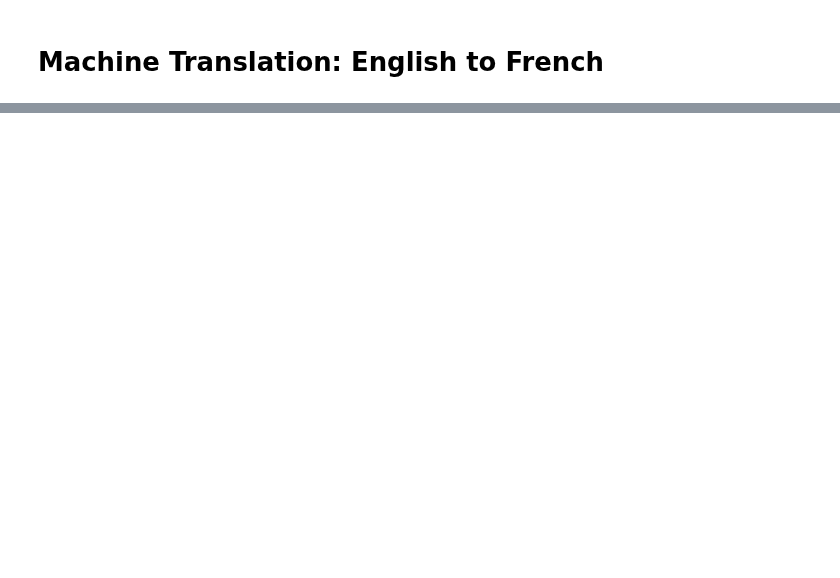
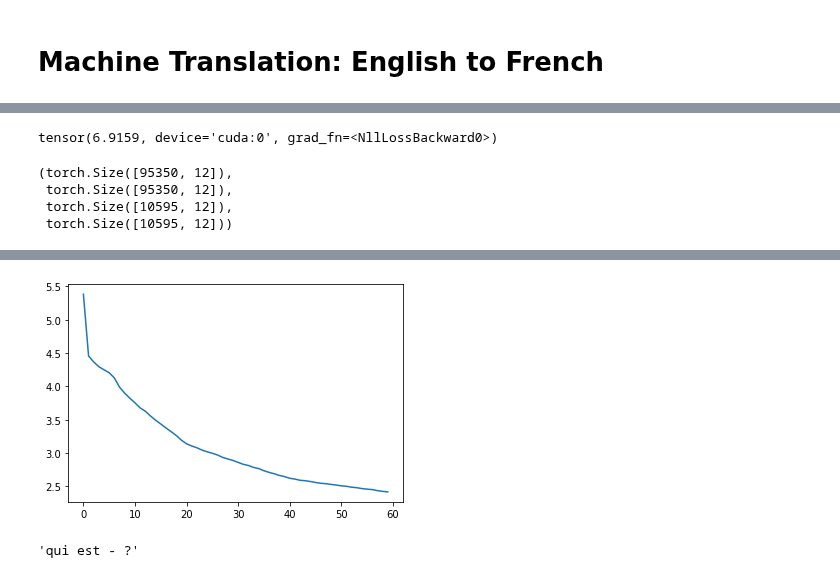
Before and after one commit to rkingery/notebooks, a Jupyter notebook: nlp-review-advanced.ipynb, the cells around one changed output, grey strips where cells are left out. Drawn from its saved outputs; the diff is of its cells as text; code cells hidden in the pictures; blank space fills up the shorter version.

```diff
--- a/nlp-review-advanced.ipynb
+++ b/nlp-review-advanced.ipynb
@@ -310,12 +368,14 @@ X.shape, h.shape, Y.shape, Yhat.shape
 # %%
-y = Y.reshape(128 * 10,)
-yhat = Yhat.reshape(128 * 10, -1)
+y = Y.reshape(batch_size * 10,).to(device)
+yhat = Yhat.reshape(batch_size * 10, -1).to(device)
 loss_fn = nn.CrossEntropyLoss()
 loss_fn(yhat, y)
+# %% [output]
+tensor(6.9159, device='cuda:0', grad_fn=<NllLossBackward0>)
 # %%
 def train_seq2seq(train_data, model, opt, loss_fn, test_data=None, num_epochs=10, plot_loss=True, batch_size=32,
                   tensorboard=False, print_stats=True, show_batches_bar=False, shuffle=True, scheduler=None,
-                  print_every=1, n_grad_accums=1, use_multi_gpus=False, grad_clip=None):
+                  print_every=1, n_grad_accums=1, use_multi_gpus=False, grad_clip=None, teacher_forcing=0.5):
     if tensorboard:
         writer = SummaryWriter()
     losses = []
@@ -330,12 +390,14 @@ def train_seq2seq(train_data, model, opt, loss_fn, test_data=None, num_epochs=10
         model = model.train()
         batch_losses = []
         iterator = tqdm(train_loader, leave=False) if show_batches_bar else train_loader
+        # if not specified, use heavy teacher forcing early in training and decay it linearly to zero
+        teacher_forcing = (1 - epoch / num_epochs) * teacher_forcing
         for i, (X, Y) in enumerate(iterator):
             X = X.to(device).long()
             Y = Y.to(device).long()
-            h = model.init_hidden(batch_size)
-            Yhat, h = model(X, h, Y=Y)
             bs, bptt = Y.shape[0], Y.shape[1]
+            h = model.init_hidden(bs)
+            Yhat, h = model(X, h, Y=Y, teacher_forcing=teacher_forcing)
             y = Y.reshape(bs * bptt,)
             yhat = Yhat.reshape(bs * bptt, -1)
             loss = loss_fn(yhat, y).mean() # mean is for multi-gpu losses, avg them together
@@ -358,9 +420,9 @@ def train_seq2seq(train_data, model, opt, loss_fn, test_data=None, num_epochs=10
             for X, Y in iterator:
                 X = X.to(device)
                 Y = Y.to(device)
-                h = model.init_hidden(batch_size)
+                bs, bptt = Y.shape[0], Y.shape[1]
+                h = model.init_hidden(bs)
                 Yhat, h = model(X, h, Y=Y)
-                bs, bptt = Y.shape[0], Y.shape[1]
                 y = Y.reshape(bs * bptt,)
                 yhat = Yhat.reshape(bs * bptt, -1)
                 loss = loss_fn(yhat, y).mean()
@@ -375,7 +437,7 @@ def train_seq2seq(train_data, model, opt, loss_fn, test_data=None, num_epochs=10
         if tensorboard:
             writer.add_scalar("Training Loss", train_loss, epoch+1)
             writer.add_scalar("Test Loss", test_loss, epoch+1)
-        if print_stats and epoch % print_every == 0:
+        if print_stats and (epoch % print_every == 0) or (epoch == num_epochs - 1):
             s1 = f'epoch: {epoch: <3}   '
             s2 = f'train loss: {round(train_loss, 4): <6}   test loss: {round(test_loss, 4): <6}'
             print(s1 + s2)
@@ -390,8 +452,8 @@ def train_seq2seq(train_data, model, opt, loss_fn, test_data=None, num_epochs=10
 # %%
 idx_train, idx_test = train_test_split(range(len(nums_en_padded)), train_size=0.9, shuffle=True, random_state=seed)
 
-X = torch.tensor(nums_en_padded).long()
-Y = torch.tensor(nums_fr_padded).long()
+X = torch.tensor(nums_en_padded).long().to(device)
+Y = torch.tensor(nums_fr_padded).long().to(device)
 
 X_train = X[idx_train]
 Y_train = Y[idx_train]
@@ -399,17 +461,27 @@ X_test = X[idx_test]
 Y_test = Y[idx_test]
 
 X_train.shape, Y_train.shape, X_test.shape, Y_test.shape
+# %% [output]
+(torch.Size([95350, 12]),
+ torch.Size([95350, 12]),
+ torch.Size([10595, 12]),
+ torch.Size([10595, 12]))
 # %%
-train_data = Dataset(X_train, Y_train)
+samples = 40000
+
+train_data = Dataset(X_train[:samples], Y_train[:samples])
 test_data = Dataset(X_test, Y_test)
 # %%
 vocab_size_en = len(vocab_en)
 vocab_size_fr = len(vocab_fr)
-emb_size = 100
-bos = stoi_fr['<bos>'] # output <bos> token
+emb_size = 256
+hidden_size = 256
+bos_out = stoi_fr['<bos>'] # output <bos> token
 # %%
-model = Seq2SeqModel(vocab_size_en, emb_size, vocab_size_fr, bos).to(device)
-loss_fn = nn.CrossEntropyLoss()
-opt = get_optimizer(model, optimizer='adam', lr=0.001, weight_decay=0.)
-model = train_seq2seq(train_data[:100*128], model, opt, loss_fn, num_epochs=10, batch_size=128, grad_clip=None,
-                      test_data=test_data[:100*128], print_every=1)
+model = Seq2SeqModel(vocab_size_en, emb_size, hidden_size, vocab_size_fr, n_layers=1, dropout=0.1).to(device)
+loss_fn = nn.CrossEntropyLoss(ignore_index=stoi_en['<pad>']) # ignore loss from <pad> tokens
+opt = get_optimizer(model, optimizer='adam', lr=0.001, weight_decay=1e-5)
+scheduler = torch.optim.lr_scheduler.StepLR(opt, step_size=20, gamma=0.5)
+model = train_seq2seq(train_data, model, opt, loss_fn, num_epochs=60, batch_size=1024, grad_clip=5., print_every=1,
+                      test_data=test_data, teacher_forcing=0.5, show_batches_bar=False, scheduler=scheduler)
+# %% [output]
@@ -416 +505,2 @@ model = train_seq2seq(train_data[:100*128], model, opt, loss_fn, num_epochs=10,
+[figure, added]
 # %%
@@ -418,0 +517,4 @@ def predict(tokens, vocab_en, vocab_fr):
+# %%
+predict(model, 'Who are you?')
+# %% [output]
+'qui est - ?'
```
Also changed, not shown: parts of 17 cells of this notebook.
